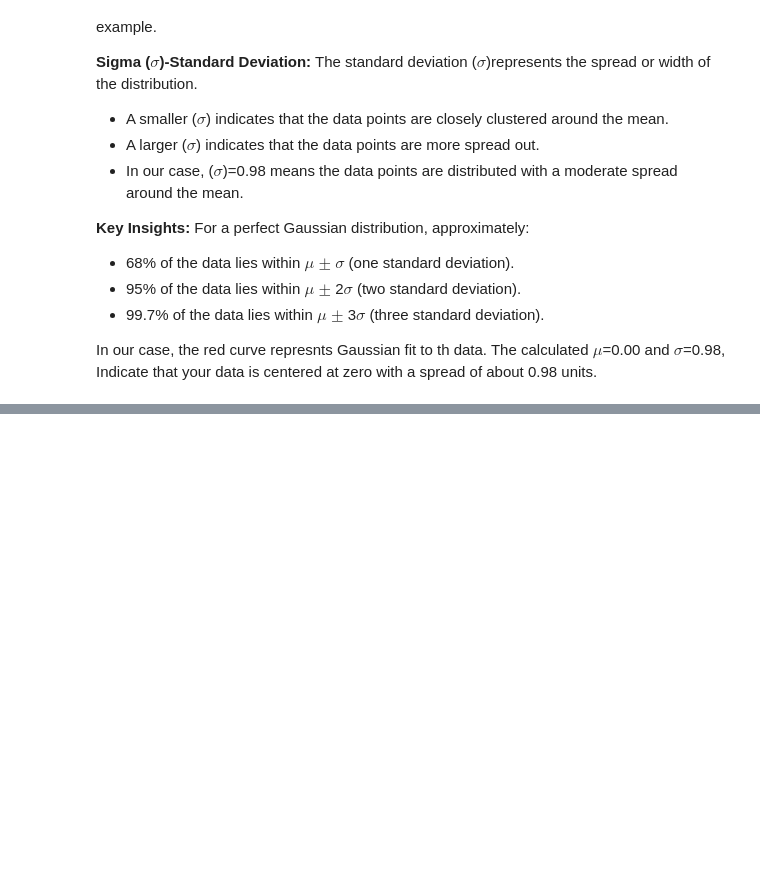
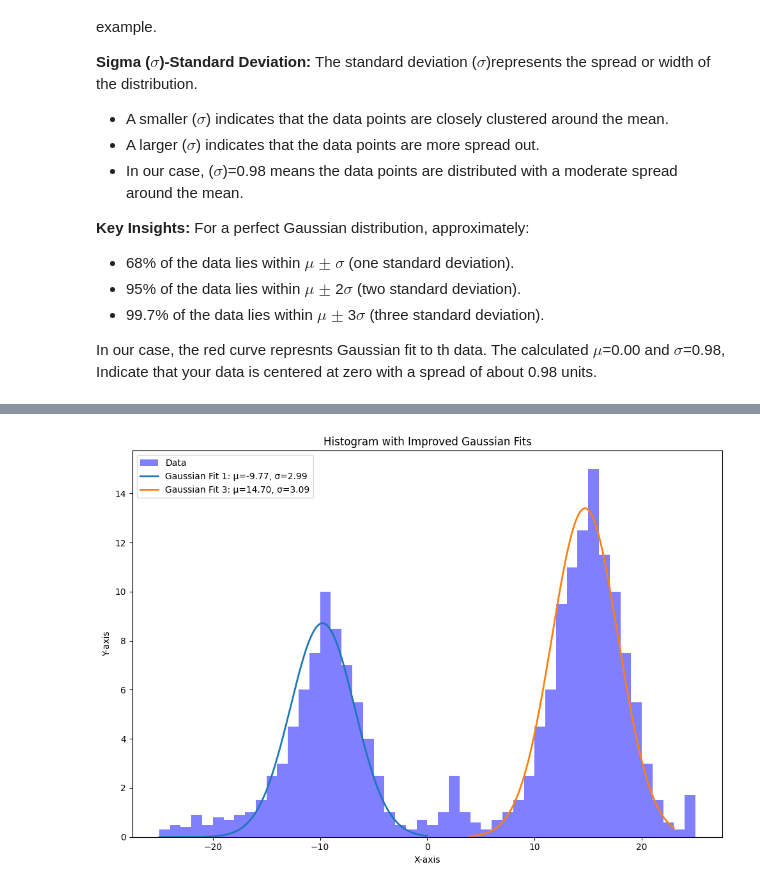
Before and after one commit to khwhas/My_JupyterBook, a Jupyter notebook: Python_Codes/Fitting_the_Data.ipynb, the cells around one changed output, grey strips where cells are left out. Saved outputs shown, nothing was run; the diff lists cells and outputs as text; code cells hidden in the pictures; blank space fills up the shorter version.

```diff
--- a/Python_Codes/Fitting_the_Data.ipynb
+++ b/Python_Codes/Fitting_the_Data.ipynb
@@ -257,0 +274,80 @@ plt.show()
+# %%
+import numpy as np
+import matplotlib.pyplot as plt
+from scipy.stats import norm
+from scipy.optimize import curve_fit
+
+# Provided data
+data = np.array([
+    [-25, 0.3], [-24, 0.5], [-23, 0.4], [-22, 0.9], [-21, 0.5], [-20, 0.8],
+    [-19, 0.7], [-18, 0.9], [-17, 1.0], [-16, 1.5], [-15, 2.5], [-14, 3.0],
+    [-13, 4.5], [-12, 6.0], [-11, 7.5], [-10, 10.0], [-9, 8.5], [-8, 7.0],
+    [-7, 5.5], [-6, 4.0], [-5, 2.5], [-4, 1.0], [-3, 0.5], [-2, 0.3],
+    [-1, 0.7], [0, 0.5], [1, 1.0], [2, 2.5], [3, 1.0], [4, 0.6], [5, 0.3],
+    [6, 0.7], [7, 1.0], [8, 1.5], [9, 2.5], [10, 4.5], [11, 6.0], [12, 9.5],
+    [13, 11.0], [14, 12.5], [15, 15.0], [16, 11.5], [17, 10.0], [18, 7.5],
+    [19, 5.5], [20, 3.0], [21, 1.5], [22, 0.6], [23, 0.3], [24, 0.9],
+    [25, 0.8]
+])
+
+x, y = data[:, 0], data[:, 1]
+
+# Define manual ranges
+# Define manual ranges and their corresponding centroids
+range1 = (-25, 0)  # First range
+centroid1 = 10      # First centroid
+
+#range2 = (-9, 0)     # Second range
+#centroid2 = -4       # Second centroid
+
+range3 = (4, 23)     # Third range
+centroid3 = 15       # Third centroid
+
+#range4 = (16, 25)    # Fourth range
+#centroid4 = 20       # Fourth centroid
+
+
+# Define a Gaussian function
+def gaussian(x, amp, mu, sigma):
+    return amp * np.exp(-0.5 * ((x - mu) / sigma) ** 2)
+
+# Function to fit and plot a Gaussian for a specific range
+def plot_gaussian_fit(x_data, y_data, range_min, range_max, label, ax):
+    # Filter data within the specified range
+    mask = (x_data >= range_min) & (x_data <= range_max)
+    x_filtered, y_filtered = x_data[mask], y_data[mask]
+
+    # Fit Gaussian using curve_fit
+    try:
+        popt, _ = curve_fit(gaussian, x_filtered, y_filtered, p0=[y_filtered.max(), np.mean(x_filtered), np.std(x_filtered)])
+        amp, mu, sigma = popt
+
+        # Create x values for the Gaussian curve
+        x_fit = np.linspace(range_min, range_max, 1000)
+        y_fit = gaussian(x_fit, amp, mu, sigma)
+
+        # Plot the Gaussian curve
+        ax.plot(x_fit, y_fit, label=f"{label}: μ={mu:.2f}, σ={sigma:.2f}", linewidth=2)
+    except RuntimeError:
+        print(f"Fit failed for {label} in range {range_min} to {range_max}")
+
+# Creating histogram
+fig, axs = plt.subplots(1, 1, figsize=(10, 7), tight_layout=True)
+
+# Plot the histogram with custom bins
+axs.hist(x, bins=50, weights=y, alpha=0.5, color='blue', label='Data')
+
+# Plot Gaussian fits for each range
+plot_gaussian_fit(x, y, *range1, "Gaussian Fit 1", axs)
+plot_gaussian_fit(x, y, *range3, "Gaussian Fit 3", axs)
+
+# Adding extra features
+plt.xlabel("X-axis")
+plt.ylabel("Y-axis")
+plt.legend()
+plt.title('Histogram with Improved Gaussian Fits')
+
+# Show plot
+plt.show()
+# %% [output]
+[figure, added]
```
Also changed, not shown: parts of 16 cells of this notebook, 7 other files.
